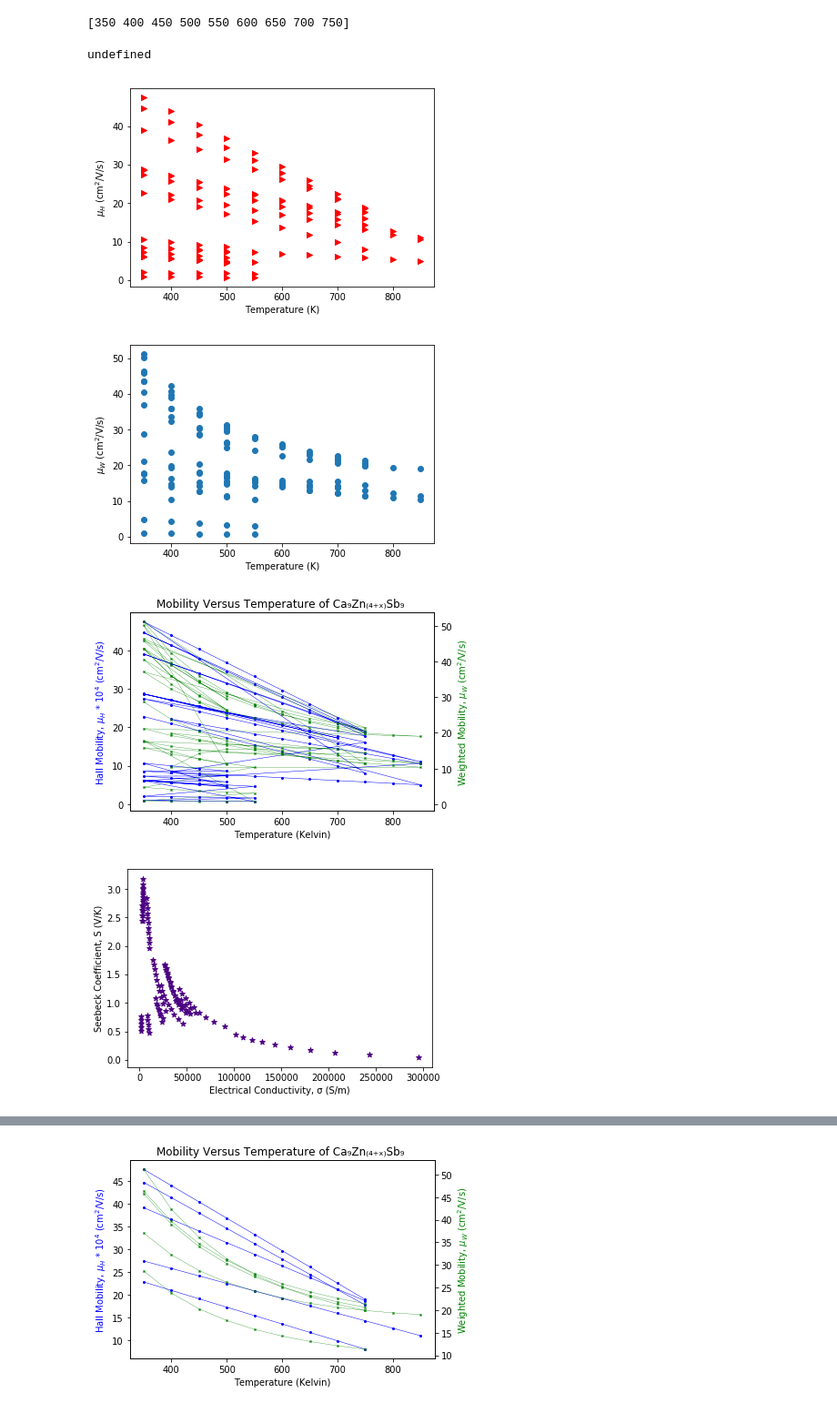
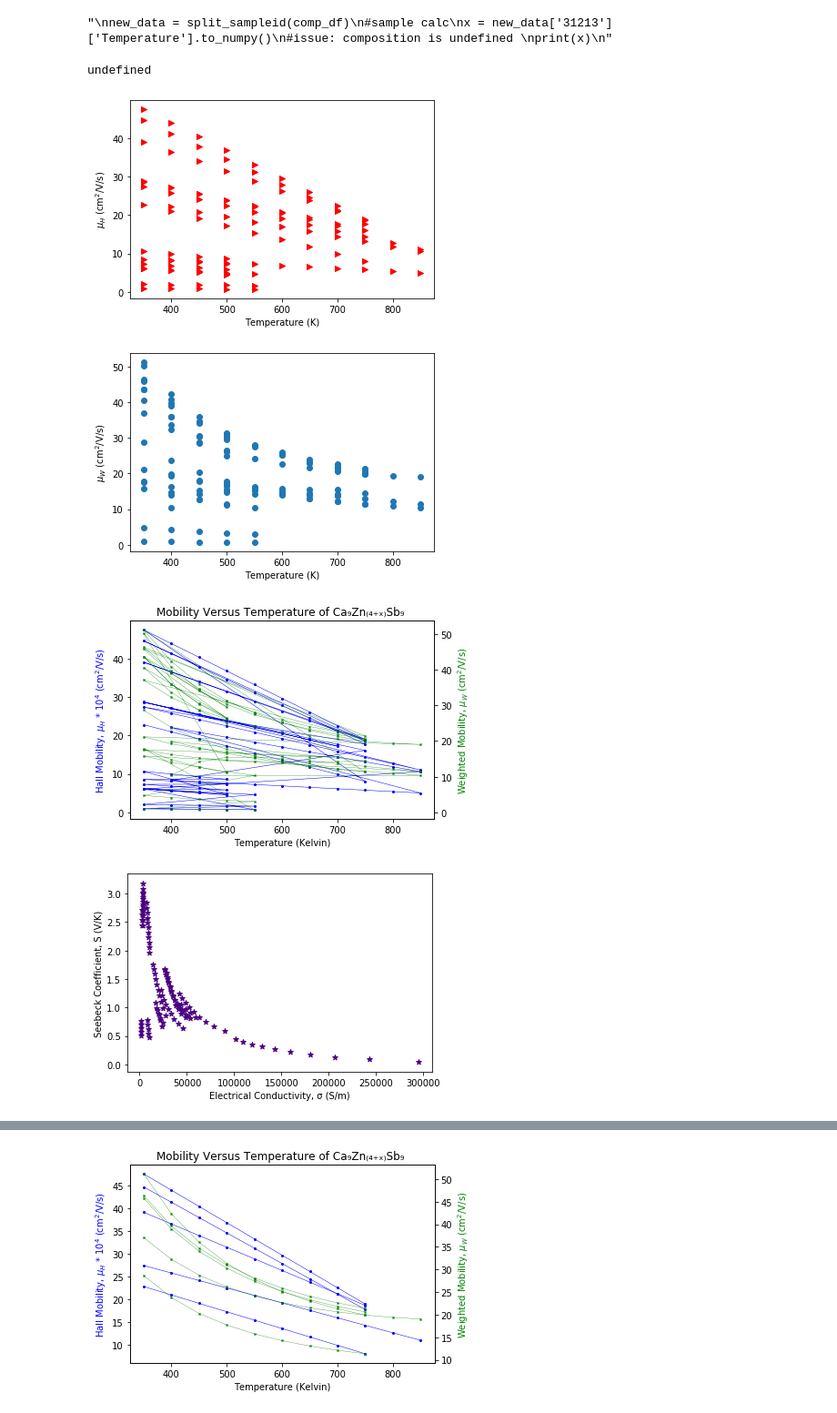
Before and after one commit to RamyaGuru/STD2_EffMass, a Jupyter notebook: WeightedMobilityAPRGMT.ipynb, the cells around one changed output, grey strips where cells are left out. Shown at 91% size. Cells and saved outputs as stored; diff of their text form; code cells hidden in the pictures.

```diff
--- a/WeightedMobilityAPRGMT.ipynb
+++ b/WeightedMobilityAPRGMT.ipynb
@@ -56,13 +56,15 @@ def split_sampleid(comp_df):
         data[str(int(sampleid))] = comp_df.loc[comp_df['sampleid'] == sampleid]
     #print(data)
     return data
+'''
 new_data = split_sampleid(comp_df)
 #sample calc
 x = new_data['31213']['Temperature'].to_numpy()
 #issue: composition is undefined
 print(x)
+'''
 # %% [output]
-[350 400 450 500 550 600 650 700 750]
+"\nnew_data = split_sampleid(comp_df)\n#sample calc\nx = new_data['31213']['Temperature'].to_numpy()\n#issue: composition is undefined \nprint(x)\n"
 # %%
 #def samplename(comp_df):
 # %%
@@ -127,36 +129,37 @@ def plot_mobility(comp_df):
 # %%
 if __name__ == '__main__':
     #Provide path to the .csv file exported from sTarryData2
-    full_df = read_STD2('/Users/alessandropereyra2/Desktop/NWREUStuff/litcsvfiles2/Ca_ptype(1).csv')
+    full_df = read_STD2('../csvfiles/Ca_ptype.csv')
     #Dropping all rows that don't contain mobility data in either "Carrier mobility" or "Hall movility"
     if 'Hall movility' not in full_df.columns:
         full_df['Hall movility'] = np.nan #ad column of empty values
     elif 'Carrier mobility' not in full_df.columns:
         full_df['Carrier mobility'] = np.nan #ad column of empty values
     hall_df = full_df.dropna(how = 'all', subset = ['Hall movility','Carrier mobility'])
     #Drop any rows that don't contain both Seebeck and Conductivity data too
     hall_df = hall_df.dropna(how = 'any', subset = ['Seebeck coefficient', 'Electrical resistivity'])
     #Merge Hall mobility data from different columns
     hall_df = merge_Hallmobility_columns(hall_df)
     composition = hall_df['composition'][hall_df.index[0]] #Choosing first composition with Hall mobility data
     #Print composition
     print(composition)
     #Get dataframe for just the composition of interest
     comp_df = reduced_df_by_sample(hall_df, composition)
     #Add weighted mobility data
     comp_df = add_weighted_mobility(comp_df)
     #Plots of weighted mobility and Hall mobility
     plot_mobility(comp_df)
     # call effective mass, in terms of mass by e- (divide)
     comp_df = add_effective_mass(comp_df)
     mean = comp_df['Seebeck Effective Mass'].mean()
     #print(mean)
     stdev = comp_df['Seebeck Effective Mass'].std()
     #print(stdev)
     #print(comp_df['Seebeck Effective Mass'])
+    new_data = split_sampleid(comp_df)
 # %% [output]
 undefined
-[figure, old version]
+[figure, new version]
-[figure, old version]
+[figure, new version]
 [figure]
-[figure, old version]
+[figure, new version]
```
Also changed, not shown: parts of 7 cells of this notebook.
